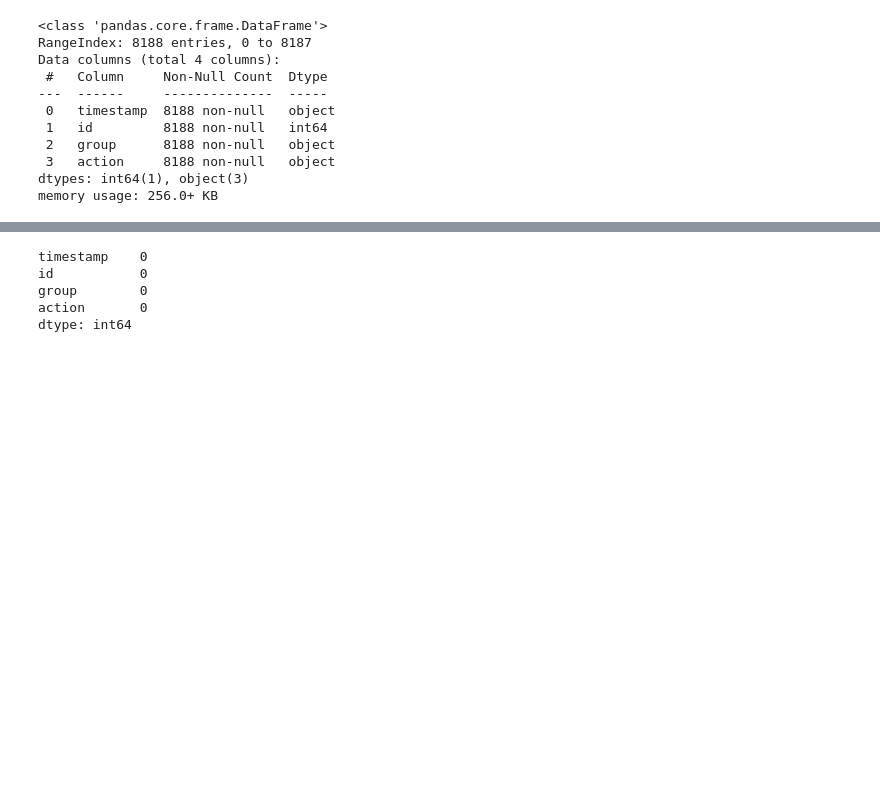
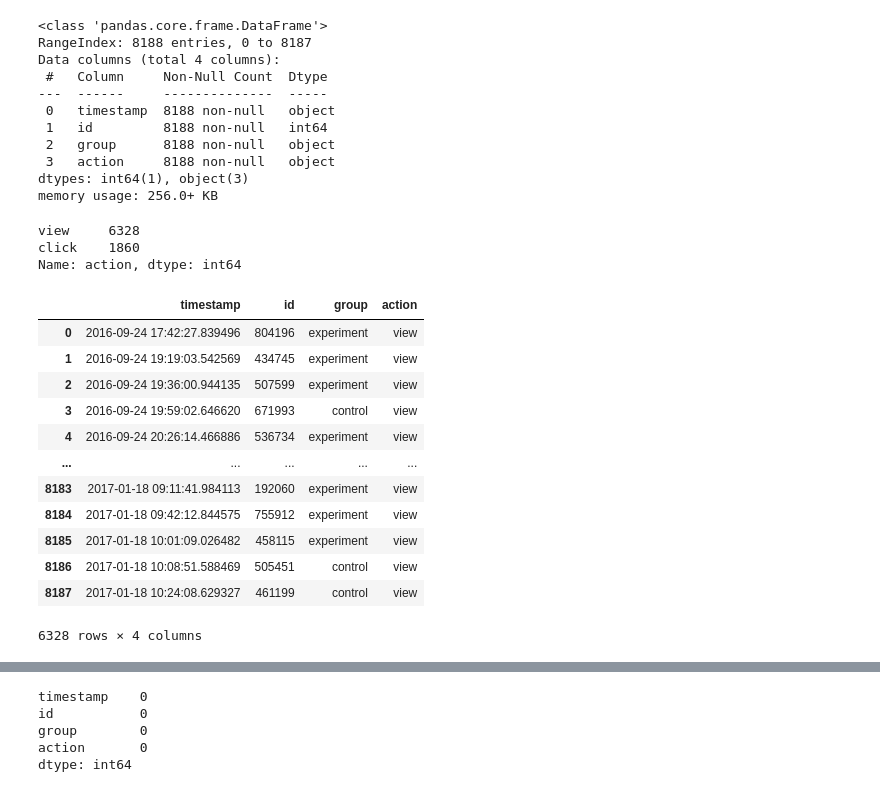
Before and after one commit to josiah-okumu/dsc-website-ab-testing-lab, a Jupyter notebook: index.ipynb, the cells around one changed output, grey strips where cells are left out. Saved outputs shown, nothing was run; the diff lists cells and outputs as text; code cells hidden in the pictures; blank space fills up the shorter version.

```diff
--- a/index.ipynb
+++ b/index.ipynb
@@ -48,3 +55,26 @@ Data columns (total 4 columns):
  3   action     8188 non-null   object
 dtypes: int64(1), object(3)
 memory usage: 256.0+ KB
+# %%
+df['action'].value_counts()
+# %% [output]
+view     6328
+click    1860
+Name: action, dtype: int64
+# %%
+viewers = df[df['action'] == "view"]
+viewers
+# %% [output]
+|  | timestamp | id | group | action |
+| 0 | 2016-09-24 17:42:27.839496 | 804196 | experiment | view |
+| 1 | 2016-09-24 19:19:03.542569 | 434745 | experiment | view |
+| 2 | 2016-09-24 19:36:00.944135 | 507599 | experiment | view |
+| 3 | 2016-09-24 19:59:02.646620 | 671993 | control | view |
+| 4 | 2016-09-24 20:26:14.466886 | 536734 | experiment | view |
+| ... | ... | ... | ... | ... |
+| 8183 | 2017-01-18 09:11:41.984113 | 192060 | experiment | view |
+| 8184 | 2017-01-18 09:42:12.844575 | 755912 | experiment | view |
+| 8185 | 2017-01-18 10:01:09.026482 | 458115 | experiment | view |
+| 8186 | 2017-01-18 10:08:51.588469 | 505451 | control | view |
+| 8187 | 2017-01-18 10:24:08.629327 | 461199 | control | view |
+6328 rows × 4 columns
```
Also changed, not shown: parts of 15 cells of this notebook.
